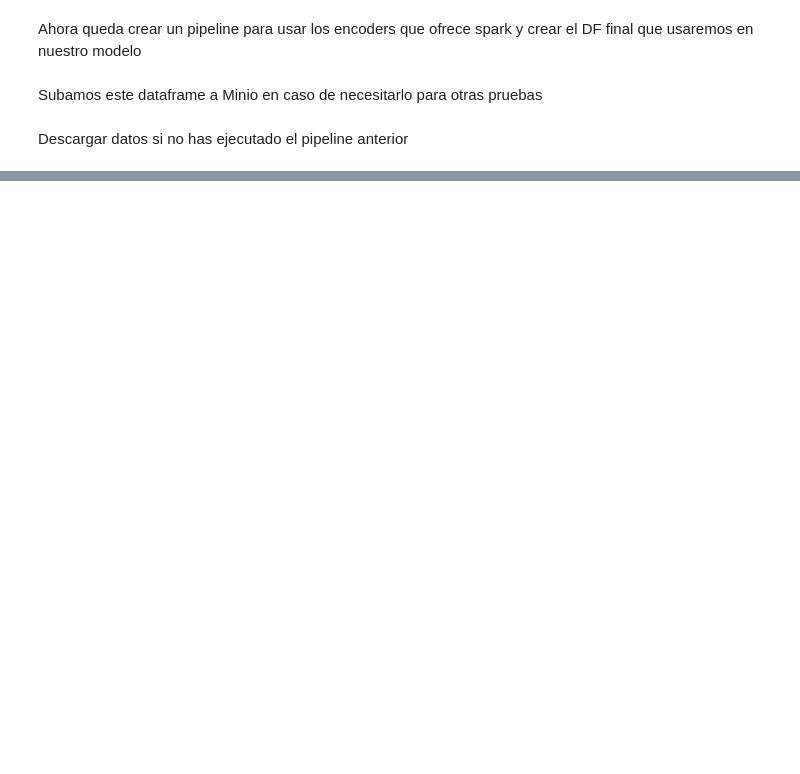
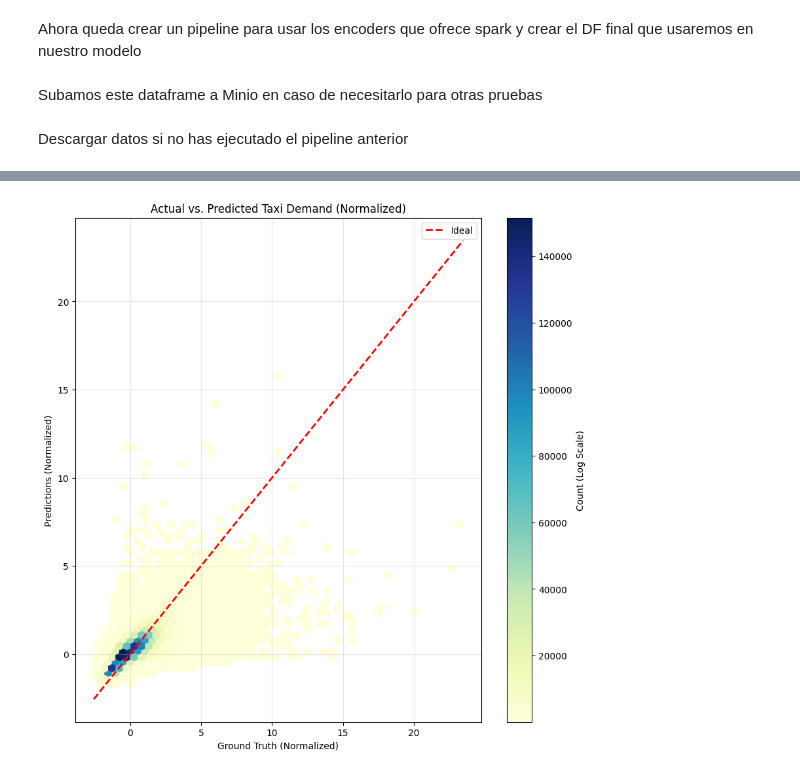
Before and after one commit to danpanto/NyFlow, a Jupyter notebook: models/lstm_model.ipynb, the cells around one changed output, grey strips where cells are left out. Drawn from its saved outputs; the diff is of its cells as text; code cells hidden in the pictures; blank space fills up the shorter version.

```diff
--- a/models/lstm_model.ipynb
+++ b/models/lstm_model.ipynb
@@ -328,0 +721,36 @@ df_lstm.show()
+# %%
+def plot_results(labels, preds, logger, iters=0):
+    plt.figure(figsize=(10, 10))
+
+    # 1. Use Hexbin for large datasets to see density clearly
+    # If the dataset is smaller, plt.scatter is fine, but hexbin handles overlap better
+    hb = plt.hexbin(labels, preds, gridsize=50, cmap='YlGnBu', mincnt=1)
+    cb = plt.colorbar(hb, label='Count (Log Scale)')
+
+    # 2. Reference Line (The "Perfect Prediction" line)
+    # Since your data is normalized, limits are usually between -3 and 10
+    limits = [min(min(labels), min(preds)), max(max(labels), max(preds))]
+    plt.plot(limits, limits, color='red', linestyle='--', linewidth=2, label='Ideal')
+
+    plt.title('Actual vs. Predicted Taxi Demand (Normalized)')
+    plt.xlabel('Ground Truth (Normalized)')
+    plt.ylabel('Predictions (Normalized)')
+    plt.legend()
+    plt.grid(True, alpha=0.3)
+
+    # 3. Report to ClearML
+    # This uploads the plot to the 'Results' tab in your task
+    logger.report_matplotlib_figure(
+        title="Prediction Analysis",
+        series="Truth vs Prediction Scatter",
+        figure=plt,
+        iteration=iters
+    )
+
+    # Optional: Still show it locally if you are in a notebook
+    plt.show()
+
+# --- Execution ---
+plot_results(labels_norm, preds_norm, logger)
+# %% [output]
+[figure, added]
```
Also changed, not shown: parts of 26 cells of this notebook, 3 other files.
